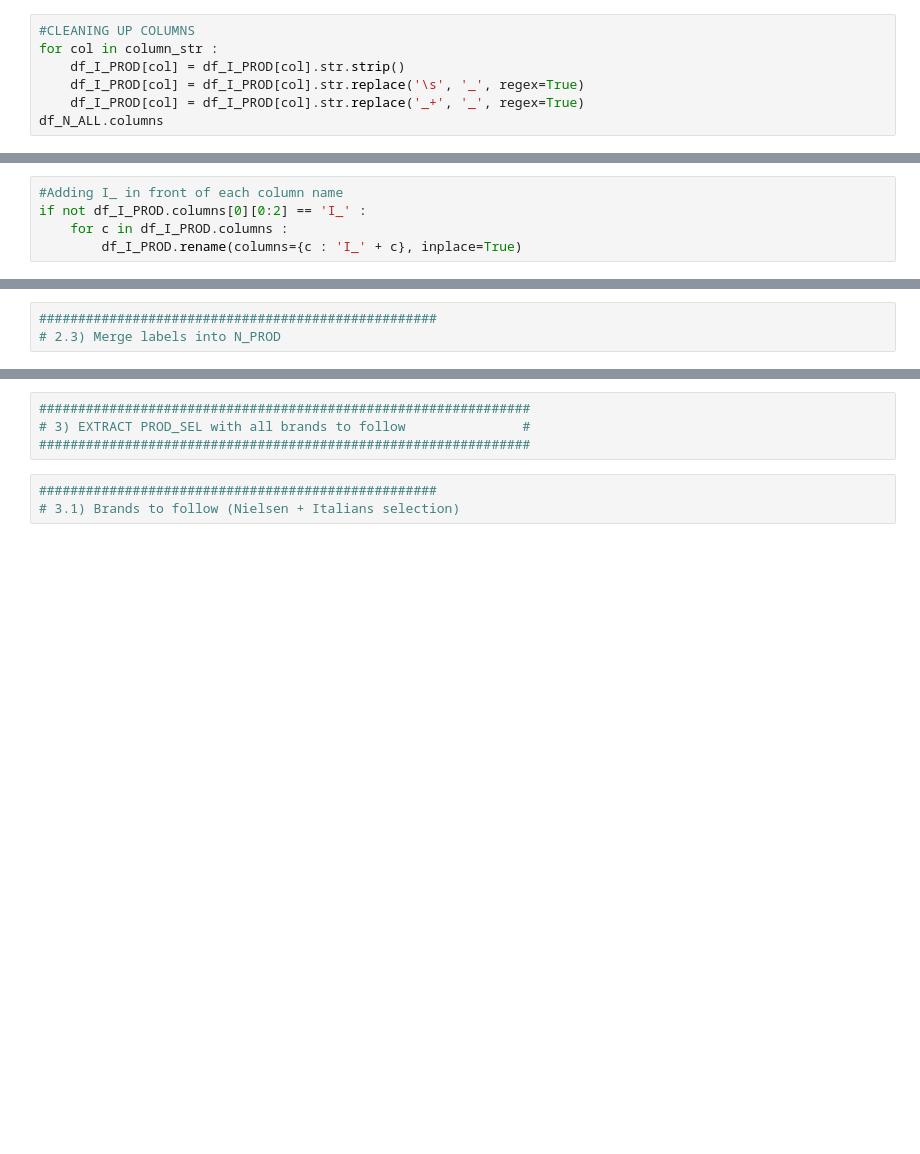
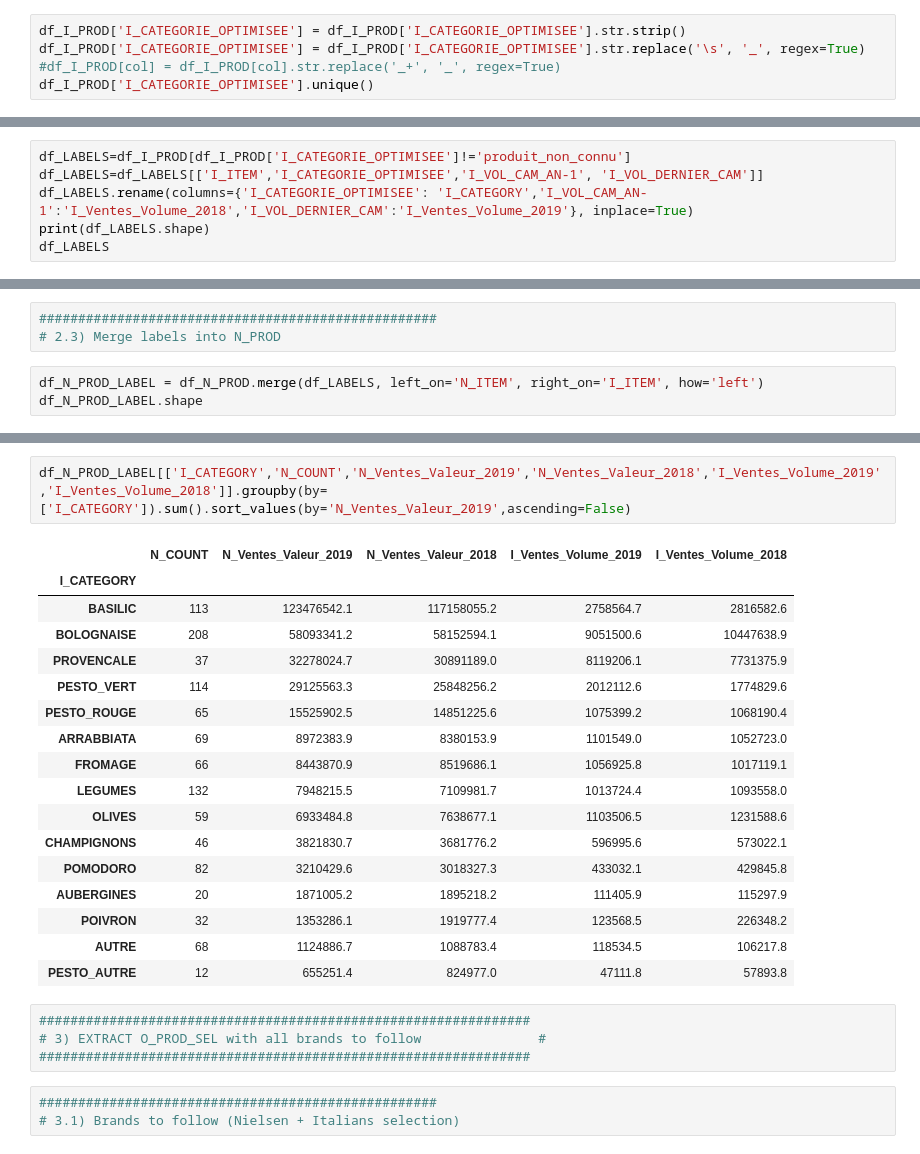
Before and after one commit to alex-toy/italians_do_it_better, a Jupyter notebook: M_MERGE/PRODUCT_TRAINING_DATA_O_N.ipynb, the cells around one changed output, grey strips where cells are left out. Saved outputs shown, nothing was run; the diff lists cells and outputs as text; blank space fills up the shorter version.

Commit message:
prepared labellised data for product category from Italians categories

```diff
--- a/M_MERGE/PRODUCT_TRAINING_DATA_O_N.ipynb
+++ b/M_MERGE/PRODUCT_TRAINING_DATA_O_N.ipynb
@@ -120,7 +143,5 @@ UnicodeDecodeError: 'utf-8' codec can't decode byte 0x90 in position 1: invalid
 # %%
-#CLEANING UP COLUMNS
-for col in column_str :
-    df_I_PROD[col] = df_I_PROD[col].str.strip()
-    df_I_PROD[col] = df_I_PROD[col].str.replace('\s', '_', regex=True)
-    df_I_PROD[col] = df_I_PROD[col].str.replace('_+', '_', regex=True)
-df_N_ALL.columns
+df_I_PROD['I_CATEGORIE_OPTIMISEE'] = df_I_PROD['I_CATEGORIE_OPTIMISEE'].str.strip()
+df_I_PROD['I_CATEGORIE_OPTIMISEE'] = df_I_PROD['I_CATEGORIE_OPTIMISEE'].str.replace('\s', '_', regex=True)
+#df_I_PROD[col] = df_I_PROD[col].str.replace('_+', '_', regex=True)
+df_I_PROD['I_CATEGORIE_OPTIMISEE'].unique()
@@ -127,5 +152,0 @@ df_N_ALL.columns
-# %%
-#Adding I_ in front of each column name
-if not df_I_PROD.columns[0][0:2] == 'I_' :
-    for c in df_I_PROD.columns :
-        df_I_PROD.rename(columns={c : 'I_' + c}, inplace=True)
@@ -133,0 +197,6 @@ df_LABELS=df_I_PROD[['EAN13','CATEGORIE PRODUIT']]
+# %%
+df_LABELS=df_I_PROD[df_I_PROD['I_CATEGORIE_OPTIMISEE']!='produit_non_connu']
+df_LABELS=df_LABELS[['I_ITEM','I_CATEGORIE_OPTIMISEE','I_VOL_CAM_AN-1', 'I_VOL_DERNIER_CAM']]
+df_LABELS.rename(columns={'I_CATEGORIE_OPTIMISEE': 'I_CATEGORY','I_VOL_CAM_AN-1':'I_Ventes_Volume_2018','I_VOL_DERNIER_CAM':'I_Ventes_Volume_2019'}, inplace=True)
+print(df_LABELS.shape)
+df_LABELS
@@ -134,3 +218,6 @@ df_LABELS=df_I_PROD[['EAN13','CATEGORIE PRODUIT']]
 # %%
 ###################################################
 # 2.3) Merge labels into N_PROD
+# %%
+df_N_PROD_LABEL = df_N_PROD.merge(df_LABELS, left_on='N_ITEM', right_on='I_ITEM', how='left')
+df_N_PROD_LABEL.shape
@@ -137,6 +236,26 @@ df_LABELS=df_I_PROD[['EAN13','CATEGORIE PRODUIT']]
+# %%
+df_N_PROD_LABEL[['I_CATEGORY','N_COUNT','N_Ventes_Valeur_2019','N_Ventes_Valeur_2018','I_Ventes_Volume_2019','I_Ventes_Volume_2018']].groupby(by=['I_CATEGORY']).sum().sort_values(by='N_Ventes_Valeur_2019',ascending=False)
+# %% [output]
+|  | N_COUNT | N_Ventes_Valeur_2019 | N_Ventes_Valeur_2018 | I_Ventes_Volume_2019 | I_Ventes_Volume_2018 |
+| I_CATEGORY |  |  |  |  |  |
+| BASILIC | 113 | 123476542.1 | 117158055.2 | 2758564.7 | 2816582.6 |
+| BOLOGNAISE | 208 | 58093341.2 | 58152594.1 | 9051500.6 | 10447638.9 |
+| PROVENCALE | 37 | 32278024.7 | 30891189.0 | 8119206.1 | 7731375.9 |
+| PESTO_VERT | 114 | 29125563.3 | 25848256.2 | 2012112.6 | 1774829.6 |
+| PESTO_ROUGE | 65 | 15525902.5 | 14851225.6 | 1075399.2 | 1068190.4 |
+| ARRABBIATA | 69 | 8972383.9 | 8380153.9 | 1101549.0 | 1052723.0 |
+| FROMAGE | 66 | 8443870.9 | 8519686.1 | 1056925.8 | 1017119.1 |
+| LEGUMES | 132 | 7948215.5 | 7109981.7 | 1013724.4 | 1093558.0 |
+| OLIVES | 59 | 6933484.8 | 7638677.1 | 1103506.5 | 1231588.6 |
+| CHAMPIGNONS | 46 | 3821830.7 | 3681776.2 | 596995.6 | 573022.1 |
+| POMODORO | 82 | 3210429.6 | 3018327.3 | 433032.1 | 429845.8 |
+| AUBERGINES | 20 | 1871005.2 | 1895218.2 | 111405.9 | 115297.9 |
+| POIVRON | 32 | 1353286.1 | 1919777.4 | 123568.5 | 226348.2 |
+| AUTRE | 68 | 1124886.7 | 1088783.4 | 118534.5 | 106217.8 |
+| PESTO_AUTRE | 12 | 655251.4 | 824977.0 | 47111.8 | 57893.8 |
 # %%
 ###############################################################
-# 3) EXTRACT PROD_SEL with all brands to follow               #
+# 3) EXTRACT O_PROD_SEL with all brands to follow               #
 ###############################################################
 # %%
 ###################################################
```
Also changed, not shown: parts of 14 cells of this notebook, 3 other files.
